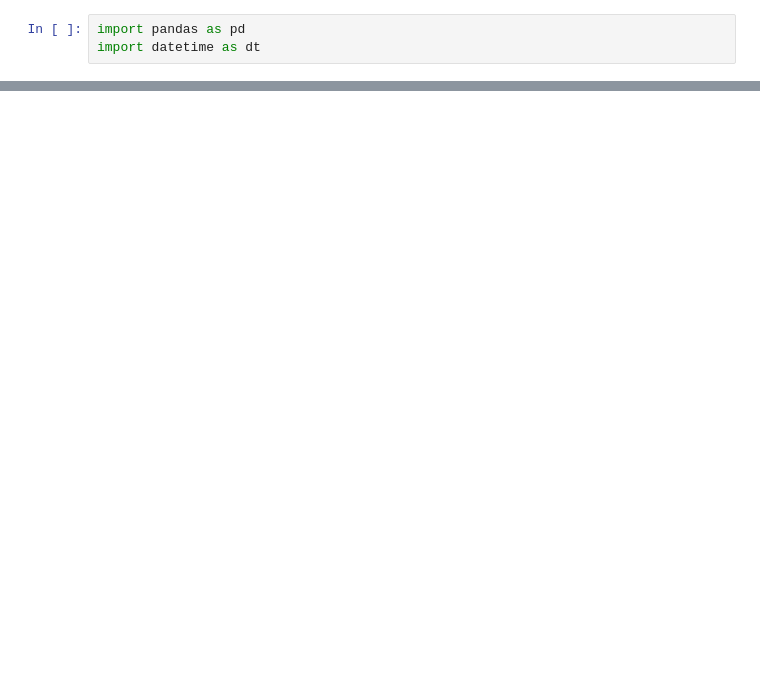
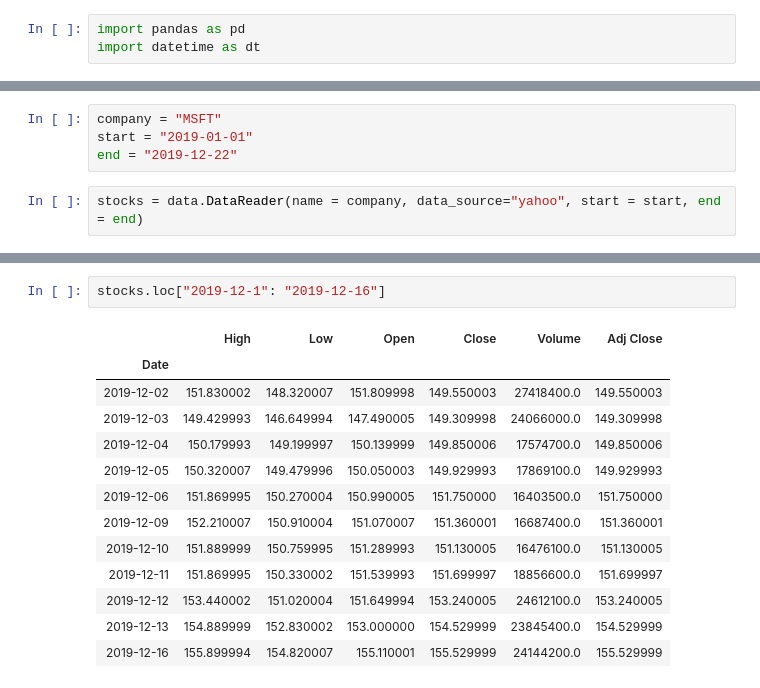
Before and after one commit to shywel/Working-With-Date-Time-in-Pandas, a Jupyter notebook: Working with Date and Time in Pandas.ipynb, the cells around one changed output, grey strips where cells are left out. Drawn from its saved outputs; the diff is of its cells as text; blank space fills up the shorter version.

Commit message:
pandas date time lesson

```diff
--- a/Working with Date and Time in Pandas.ipynb
+++ b/Working with Date and Time in Pandas.ipynb
@@ -48,0 +169,6 @@ Timestamp('2019-12-21 23:40:00')
+# %%
+company = "MSFT"
+start = "2019-01-01"
+end = "2019-12-22"
+# %%
+stocks = data.DataReader(name = company, data_source="yahoo", start = start, end = end)
@@ -48,0 +212,16 @@ Timestamp('2019-12-21 23:40:00')
+# %%
+stocks.loc["2019-12-1": "2019-12-16"]
+# %% [output]
+|  | High | Low | Open | Close | Volume | Adj Close |
+| Date |  |  |  |  |  |  |
+| 2019-12-02 | 151.830002 | 148.320007 | 151.809998 | 149.550003 | 27418400.0 | 149.550003 |
+| 2019-12-03 | 149.429993 | 146.649994 | 147.490005 | 149.309998 | 24066000.0 | 149.309998 |
+| 2019-12-04 | 150.179993 | 149.199997 | 150.139999 | 149.850006 | 17574700.0 | 149.850006 |
+| 2019-12-05 | 150.320007 | 149.479996 | 150.050003 | 149.929993 | 17869100.0 | 149.929993 |
+| 2019-12-06 | 151.869995 | 150.270004 | 150.990005 | 151.750000 | 16403500.0 | 151.750000 |
+| 2019-12-09 | 152.210007 | 150.910004 | 151.070007 | 151.360001 | 16687400.0 | 151.360001 |
+| 2019-12-10 | 151.889999 | 150.759995 | 151.289993 | 151.130005 | 16476100.0 | 151.130005 |
+| 2019-12-11 | 151.869995 | 150.330002 | 151.539993 | 151.699997 | 18856600.0 | 151.699997 |
+| 2019-12-12 | 153.440002 | 151.020004 | 151.649994 | 153.240005 | 24612100.0 | 153.240005 |
+| 2019-12-13 | 154.889999 | 152.830002 | 153.000000 | 154.529999 | 23845400.0 | 154.529999 |
+| 2019-12-16 | 155.899994 | 154.820007 | 155.110001 | 155.529999 | 24144200.0 | 155.529999 |
```
Also changed, not shown: parts of 50 cells of this notebook.
